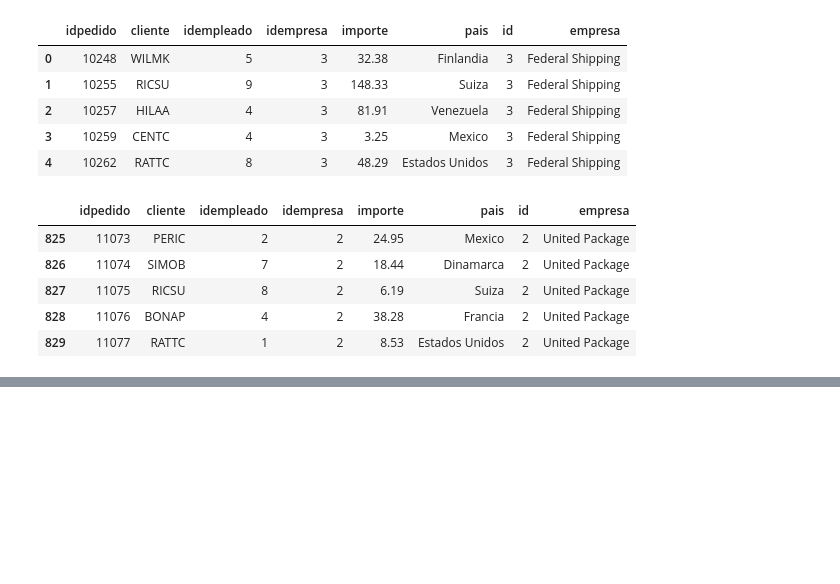
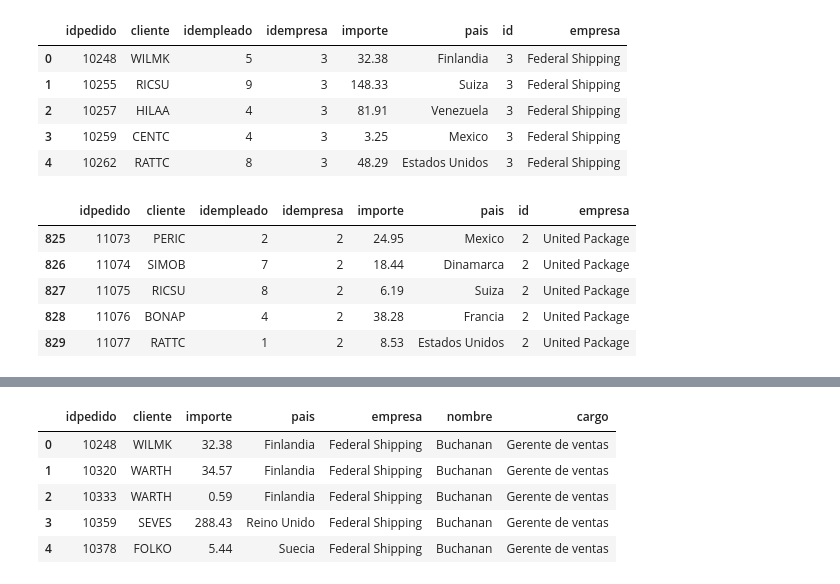
Before and after one commit to aldebarran22/curso_avanzado_santander, a Jupyter notebook: codigo_ene_29_feb_2/pruebas_pandas.ipynb, the cells around one changed output, grey strips where cells are left out. Drawn from its saved outputs; the diff is of its cells as text; code cells hidden in the pictures; blank space fills up the shorter version.

```diff
--- a/codigo_ene_29_feb_2/pruebas_pandas.ipynb
+++ b/codigo_ene_29_feb_2/pruebas_pandas.ipynb
@@ -485,0 +494,11 @@ dfTotal = pd.merge(dfPedEmpr,
+# %%
+# Borrar cols:
+dfTotal.drop(columns=['idempleado','idempresa','id_x','id_y'], inplace=True)
+dfTotal.head()
+# %% [output]
+|  | idpedido | cliente | importe | pais | empresa | nombre | cargo |
+| 0 | 10248 | WILMK | 32.38 | Finlandia | Federal Shipping | Buchanan | Gerente de ventas |
+| 1 | 10320 | WARTH | 34.57 | Finlandia | Federal Shipping | Buchanan | Gerente de ventas |
+| 2 | 10333 | WARTH | 0.59 | Finlandia | Federal Shipping | Buchanan | Gerente de ventas |
+| 3 | 10359 | SEVES | 288.43 | Reino Unido | Federal Shipping | Buchanan | Gerente de ventas |
+| 4 | 10378 | FOLKO | 5.44 | Suecia | Federal Shipping | Buchanan | Gerente de ventas |
```
Also changed, not shown: parts of 2 cells of this notebook.
